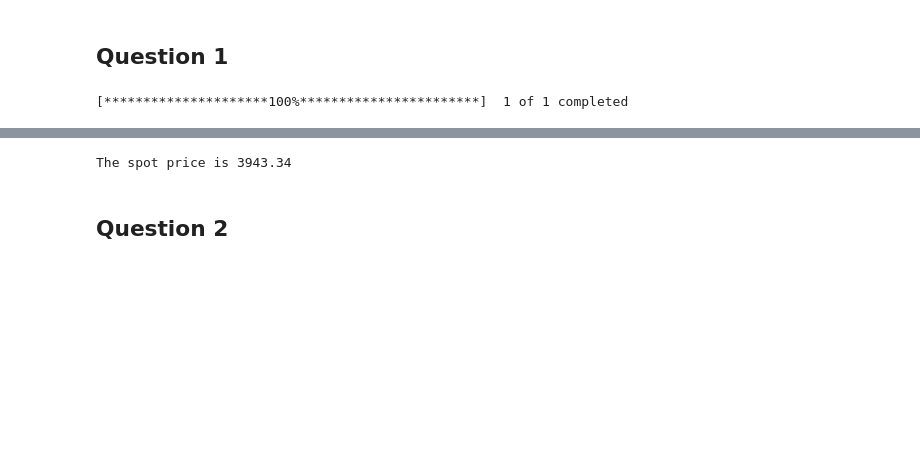
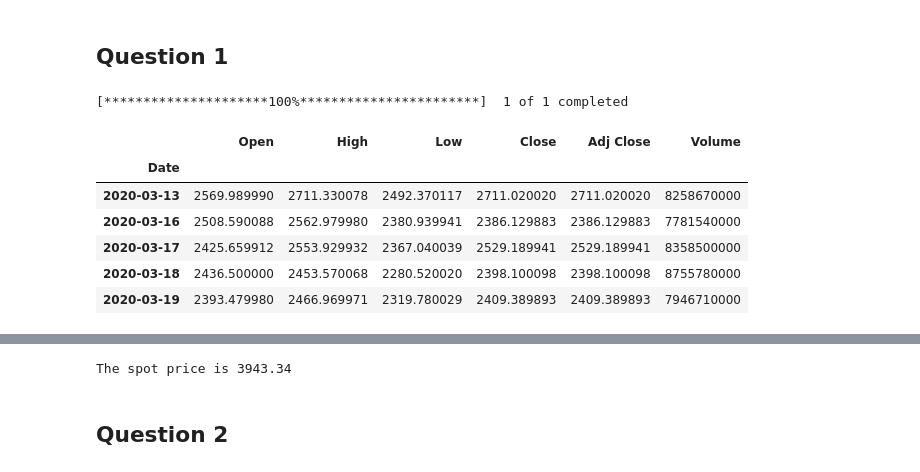
Before and after one commit to gonghui945/CMF_20_21, a Jupyter notebook: Week 8/Week 8 Seminar Answers.ipynb, the cells around one changed output, grey strips where cells are left out. Saved outputs shown, nothing was run; the diff lists cells and outputs as text; code cells hidden in the pictures; blank space fills up the shorter version.

```diff
--- a/Week 8/Week 8 Seminar Answers.ipynb
+++ b/Week 8/Week 8 Seminar Answers.ipynb
@@ -13,3 +13,13 @@ import os
 data = yf.download("^GSPC", start="2020-03-13", end="2021-03-13")
 # %% [output]
 [*********************100%***********************]  1 of 1 completed
+# %%
+data.head()
+# %% [output]
+|  | Open | High | Low | Close | Adj Close | Volume |
+| Date |  |  |  |  |  |  |
+| 2020-03-13 | 2569.989990 | 2711.330078 | 2492.370117 | 2711.020020 | 2711.020020 | 8258670000 |
+| 2020-03-16 | 2508.590088 | 2562.979980 | 2380.939941 | 2386.129883 | 2386.129883 | 7781540000 |
+| 2020-03-17 | 2425.659912 | 2553.929932 | 2367.040039 | 2529.189941 | 2529.189941 | 8358500000 |
+| 2020-03-18 | 2436.500000 | 2453.570068 | 2280.520020 | 2398.100098 | 2398.100098 | 8755780000 |
+| 2020-03-19 | 2393.479980 | 2466.969971 | 2319.780029 | 2409.389893 | 2409.389893 | 7946710000 |
```
Also changed, not shown: parts of 10 cells of this notebook.
